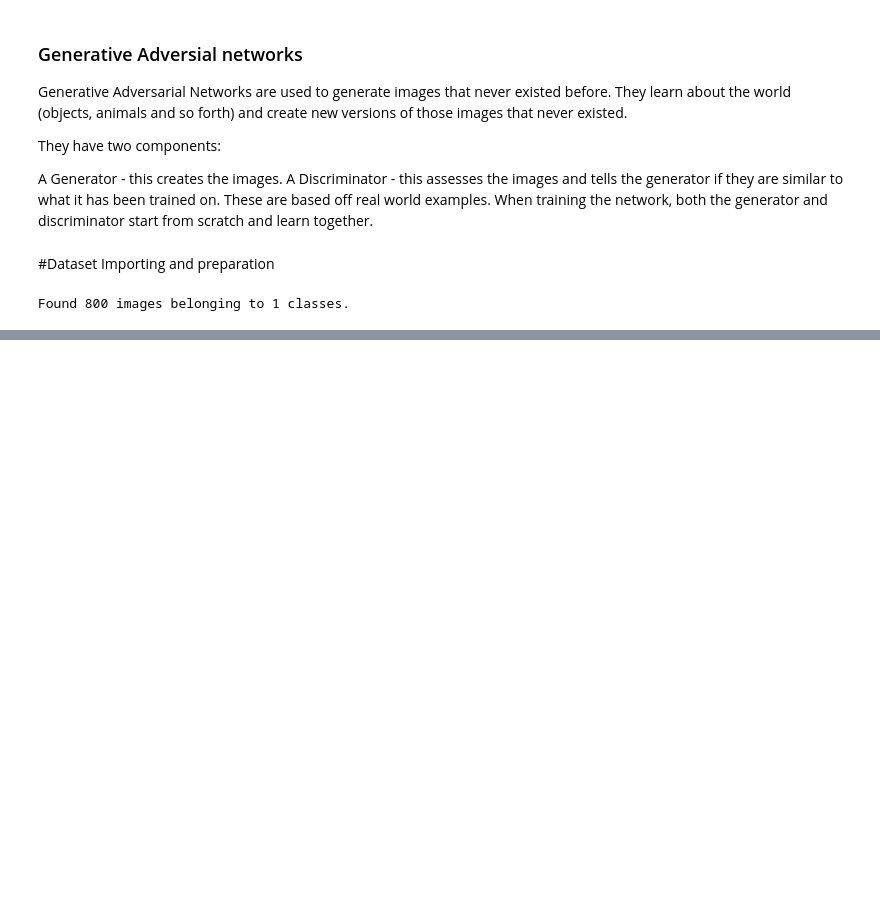
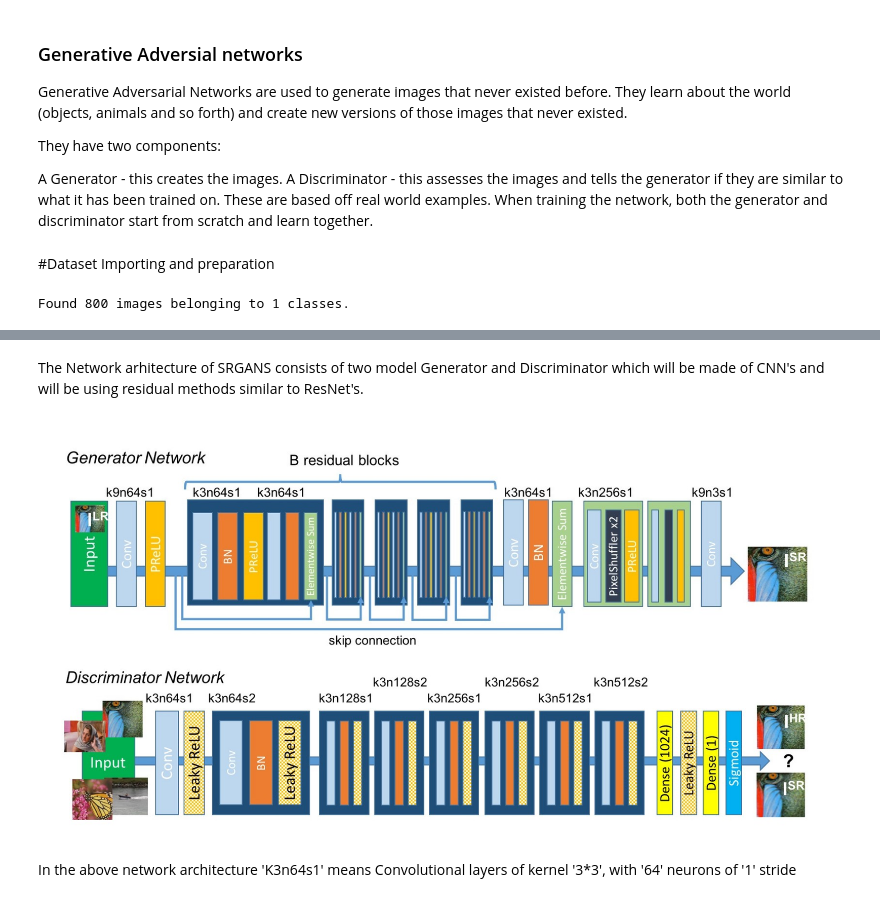
Before and after one commit to Jawakar-7/Upscalepics-Artefact-remover-using-GAN-s, a Jupyter notebook: Artefact_removal_using_GAN.ipynb, the cells around one changed output, grey strips where cells are left out. Drawn from its saved outputs; the diff is of its cells as text; code cells hidden in the pictures; blank space fills up the shorter version.

```diff
--- a/Artefact_removal_using_GAN.ipynb
+++ b/Artefact_removal_using_GAN.ipynb
@@ -83,0 +113,9 @@ eximg=plt.imshow(train_ds[4][0])
+# %% [markdown]
+The Network arhitecture of SRGANS consists of two model Generator and Discriminator which will be made of CNN's and will be using residual methods similar to ResNet's.
+# %%
+img=cv2.imread('/content/Upscalepics-Artefact-remover-using-GAN-s/network.jpg')
+cv2_imshow(img)
+# %% [output]
+[figure, added]
+# %% [markdown]
+In the above network architecture 'K3n64s1' means Convolutional layers of kernel '3*3', with '64' neurons of '1' stride
```
Also changed, not shown: parts of 10 cells of this notebook.
